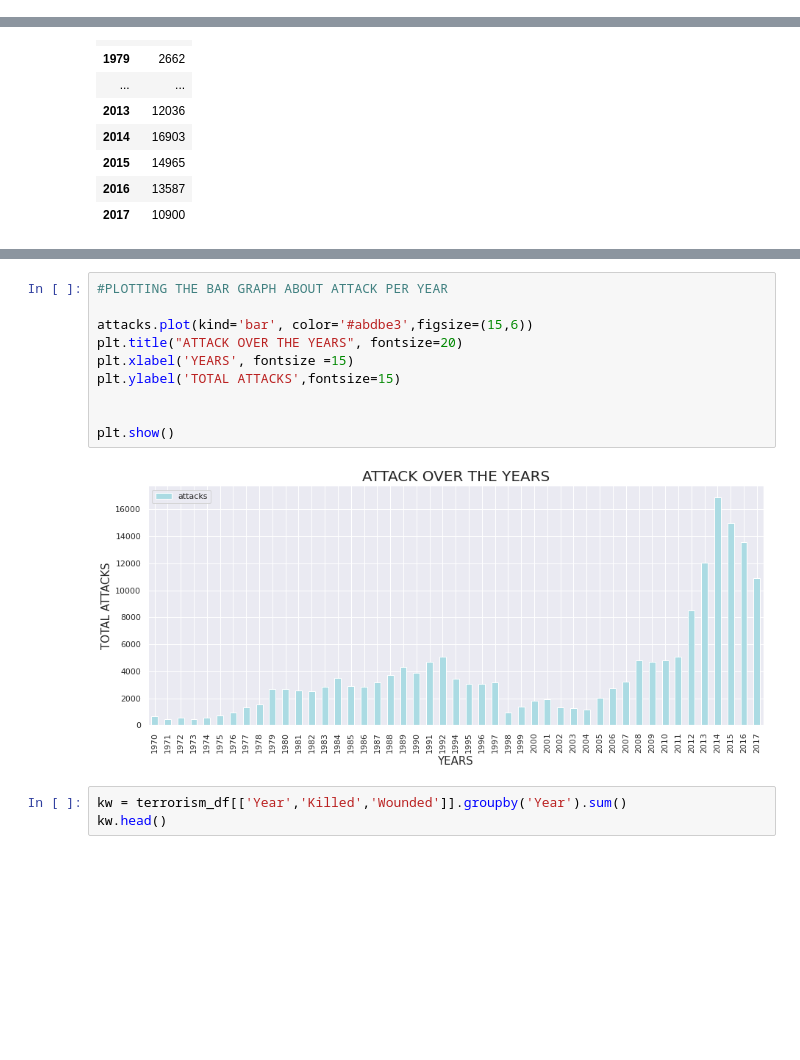
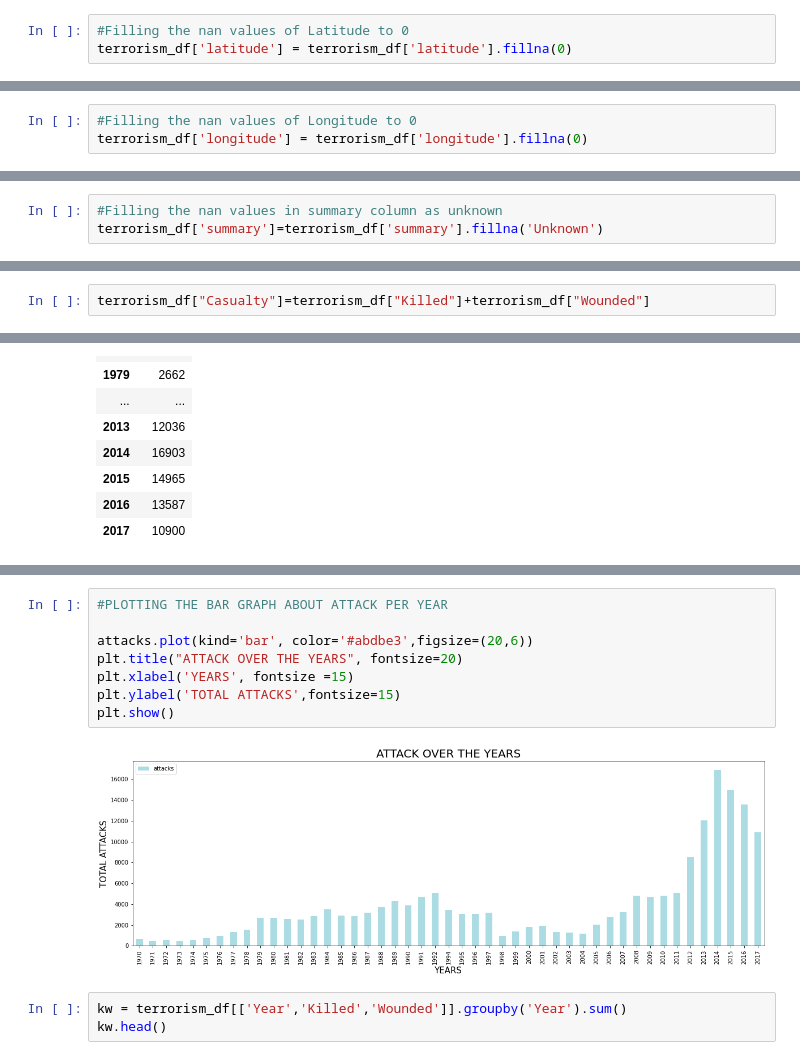
Before and after one commit to TEJU1211/GLOBAL-TERRORISM-ATTACKS--EDA, a Jupyter notebook: Individual_Notebook(Global_Terrorism_Analysis_)(_Capstone_Project.ipynb, the cells around one changed output, grey strips where cells are left out. Drawn from its saved outputs; the diff is of its cells as text; blank space fills up the shorter version.

```diff
--- a/Individual_Notebook(Global_Terrorism_Analysis_)(_Capstone_Project.ipynb
+++ b/Individual_Notebook(Global_Terrorism_Analysis_)(_Capstone_Project.ipynb
@@ -206,0 +220,3 @@ terrorism_df.fillna(0)
+# %%
+#Filling the nan values of Latitude to 0
+terrorism_df['latitude'] = terrorism_df['latitude'].fillna(0)
@@ -206,0 +228,3 @@ terrorism_df.fillna(0)
+# %%
+#Filling the nan values of Longitude to 0
+terrorism_df['longitude'] = terrorism_df['longitude'].fillna(0)
@@ -206,0 +236,3 @@ terrorism_df.fillna(0)
+# %%
+#Filling the nan values in summary column as unknown
+terrorism_df['summary']=terrorism_df['summary'].fillna('Unknown')
@@ -206,0 +244,2 @@ terrorism_df.fillna(0)
+# %%
+terrorism_df["Casualty"]=terrorism_df["Killed"]+terrorism_df["Wounded"]
@@ -289,15 +351,13 @@ Name: Year, dtype: int64
 # %%
 #PLOTTING THE BAR GRAPH ABOUT ATTACK PER YEAR
 
-attacks.plot(kind='bar', color='#abdbe3',figsize=(15,6))
+attacks.plot(kind='bar', color='#abdbe3',figsize=(20,6))
 plt.title("ATTACK OVER THE YEARS", fontsize=20)
 plt.xlabel('YEARS', fontsize =15)
 plt.ylabel('TOTAL ATTACKS',fontsize=15)
-
-
 plt.show()
 # %% [output]
-[figure, old version]
+[figure, new version]
 # %%
 kw = terrorism_df[['Year','Killed','Wounded']].groupby('Year').sum()
 kw.head()
```
Also changed, not shown: parts of 27 cells of this notebook.
